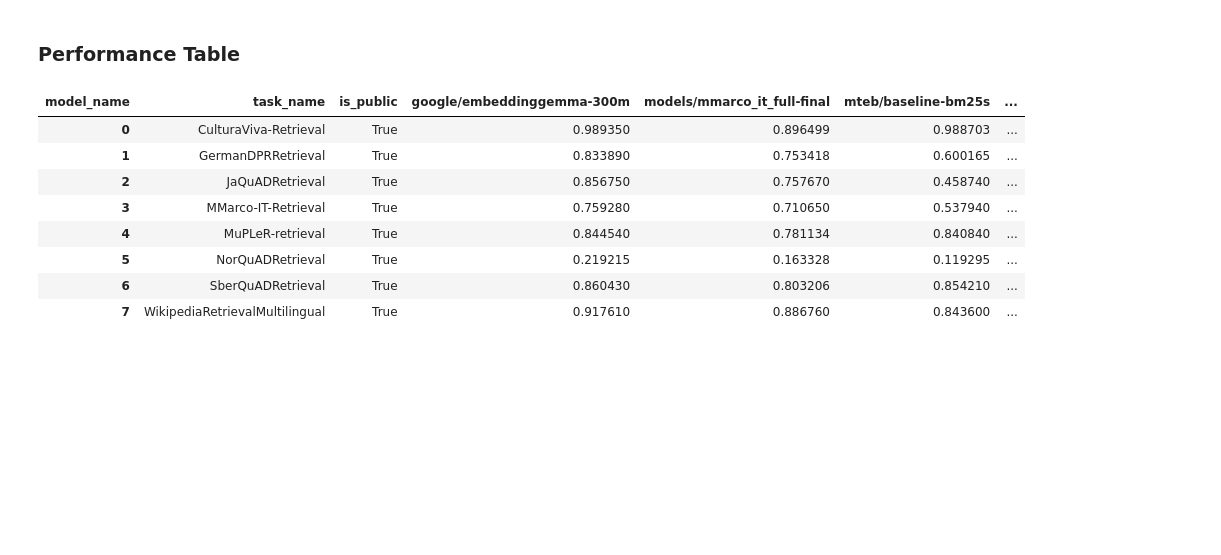
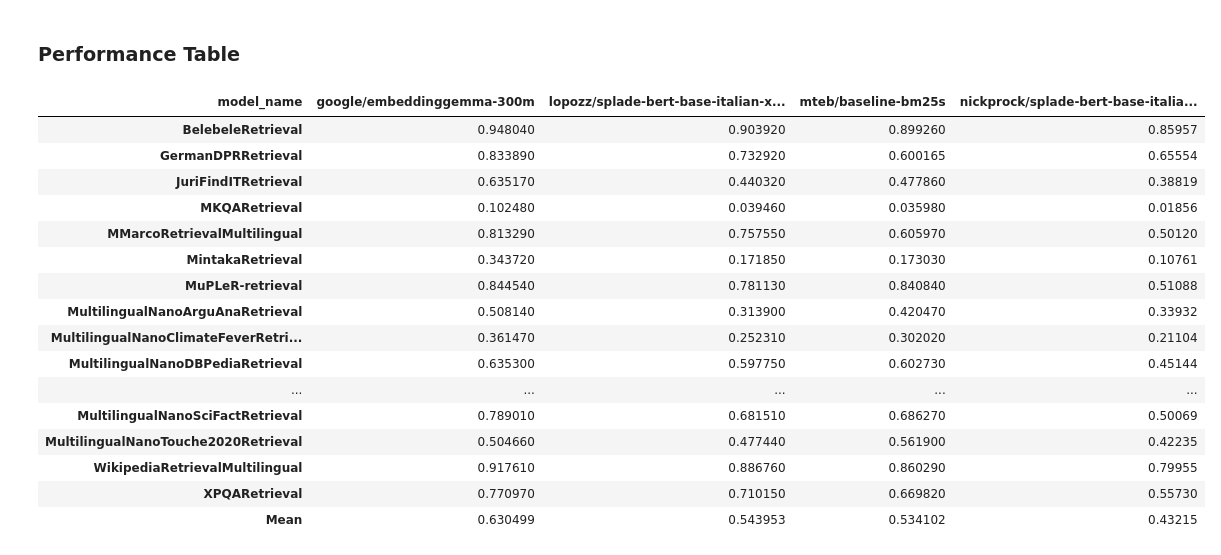
Before and after one commit to lopozz/lm-toolkit, a Jupyter notebook: notebooks/fine-tune-splade.ipynb, the cells around one changed output. Saved outputs shown, nothing was run; the diff lists cells and outputs as text; code cells hidden in the pictures; blank space fills up the shorter version.

Commit message:
benchmark on all ita retrieval tasks

```diff
--- a/notebooks/fine-tune-splade.ipynb
+++ b/notebooks/fine-tune-splade.ipynb
@@ -4249,39 +4249,52 @@ tasks = mteb.get_tasks(
 )
 tasks = [t for t in tasks if t.metadata.name not in excluded]
 tasks += [
-    CulturaVivaRetrieval(),
-    MMarcoITRetrieval(),
-    NorQuADRetrieval(),
-    JaQuADRetrieval(),
-    SberQuADRetrieval(),
+    # CulturaVivaRetrieval(),
+    # MMarcoITRetrieval(),
+    # NorQuADRetrieval(),
+    # JaQuADRetrieval(),
+    # SberQuADRetrieval(),
     GermanDPRRetrieval(),
 ]
 # %% [markdown]
 ### Performance Table
 # %%
 import mteb
+import pandas as pd
 
 model_names = [
     "mteb/baseline-bm25s",
     "nickprock/splade-bert-base-italian-xxl-uncased-cv",
     "google/embeddinggemma-300m",
     # "opensearch-project/opensearch-neural-sparse-encoding-multilingual-v1",
-    # "models/splade-bert-base-italian-uncased-cv",
-    # "models/splade-bert-base-italian-xxl-uncased-cv",
-    "models/mmarco_it_full-final",
-    "models/mmarco_it_75k-final"
+    "lopozz/splade-bert-base-italian-xxl-uncased",
+    # "models/mmarco_it_full-final",
+    # "models/mmarco_it_75k-final"
 ]
 cache = mteb.ResultCache("..")
 results = cache.load_results(models=model_names, tasks=tasks, require_model_meta=False)
 
-results.to_dataframe()
+df = (
+    results.to_dataframe()
+    .set_index("task_name")
+    .drop(columns=["model_name", "is_public"], errors="ignore")
+)
+pd.concat([df, df.mean().to_frame("Mean").T])
 # %% [output]
-| model_name | task_name | is_public | google/embeddinggemma-300m | models/mmarco_it_full-final | mteb/baseline-bm25s | ... |
-| 0 | CulturaViva-Retrieval | True | 0.989350 | 0.896499 | 0.988703 | ... |
-| 1 | GermanDPRRetrieval | True | 0.833890 | 0.753418 | 0.600165 | ... |
-| 2 | JaQuADRetrieval | True | 0.856750 | 0.757670 | 0.458740 | ... |
-| 3 | MMarco-IT-Retrieval | True | 0.759280 | 0.710650 | 0.537940 | ... |
-| 4 | MuPLeR-retrieval | True | 0.844540 | 0.781134 | 0.840840 | ... |
-| 5 | NorQuADRetrieval | True | 0.219215 | 0.163328 | 0.119295 | ... |
-| 6 | SberQuADRetrieval | True | 0.860430 | 0.803206 | 0.854210 | ... |
-| 7 | WikipediaRetrievalMultilingual | True | 0.917610 | 0.886760 | 0.843600 | ... |
+| model_name | google/embeddinggemma-300m | lopozz/splade-bert-base-italian-x... | mteb/baseline-bm25s | nickprock/splade-bert-base-italia... |
+| BelebeleRetrieval | 0.948040 | 0.903920 | 0.899260 | 0.85957 |
+| GermanDPRRetrieval | 0.833890 | 0.732920 | 0.600165 | 0.65554 |
+| JuriFindITRetrieval | 0.635170 | 0.440320 | 0.477860 | 0.38819 |
+| MKQARetrieval | 0.102480 | 0.039460 | 0.035980 | 0.01856 |
+| MMarcoRetrievalMultilingual | 0.813290 | 0.757550 | 0.605970 | 0.50120 |
+| MintakaRetrieval | 0.343720 | 0.171850 | 0.173030 | 0.10761 |
+| MuPLeR-retrieval | 0.844540 | 0.781130 | 0.840840 | 0.51088 |
+| MultilingualNanoArguAnaRetrieval | 0.508140 | 0.313900 | 0.420470 | 0.33932 |
+| MultilingualNanoClimateFeverRetri... | 0.361470 | 0.252310 | 0.302020 | 0.21104 |
+| MultilingualNanoDBPediaRetrieval | 0.635300 | 0.597750 | 0.602730 | 0.45144 |
+| ... | ... | ... | ... | ... |
+| MultilingualNanoSciFactRetrieval | 0.789010 | 0.681510 | 0.686270 | 0.50069 |
+| MultilingualNanoTouche2020Retrieval | 0.504660 | 0.477440 | 0.561900 | 0.42235 |
+| WikipediaRetrievalMultilingual | 0.917610 | 0.886760 | 0.860290 | 0.79955 |
+| XPQARetrieval | 0.770970 | 0.710150 | 0.669820 | 0.55730 |
+| Mean | 0.630499 | 0.543953 | 0.534102 | 0.43215 |
```
Also changed, not shown: 3 other files.
